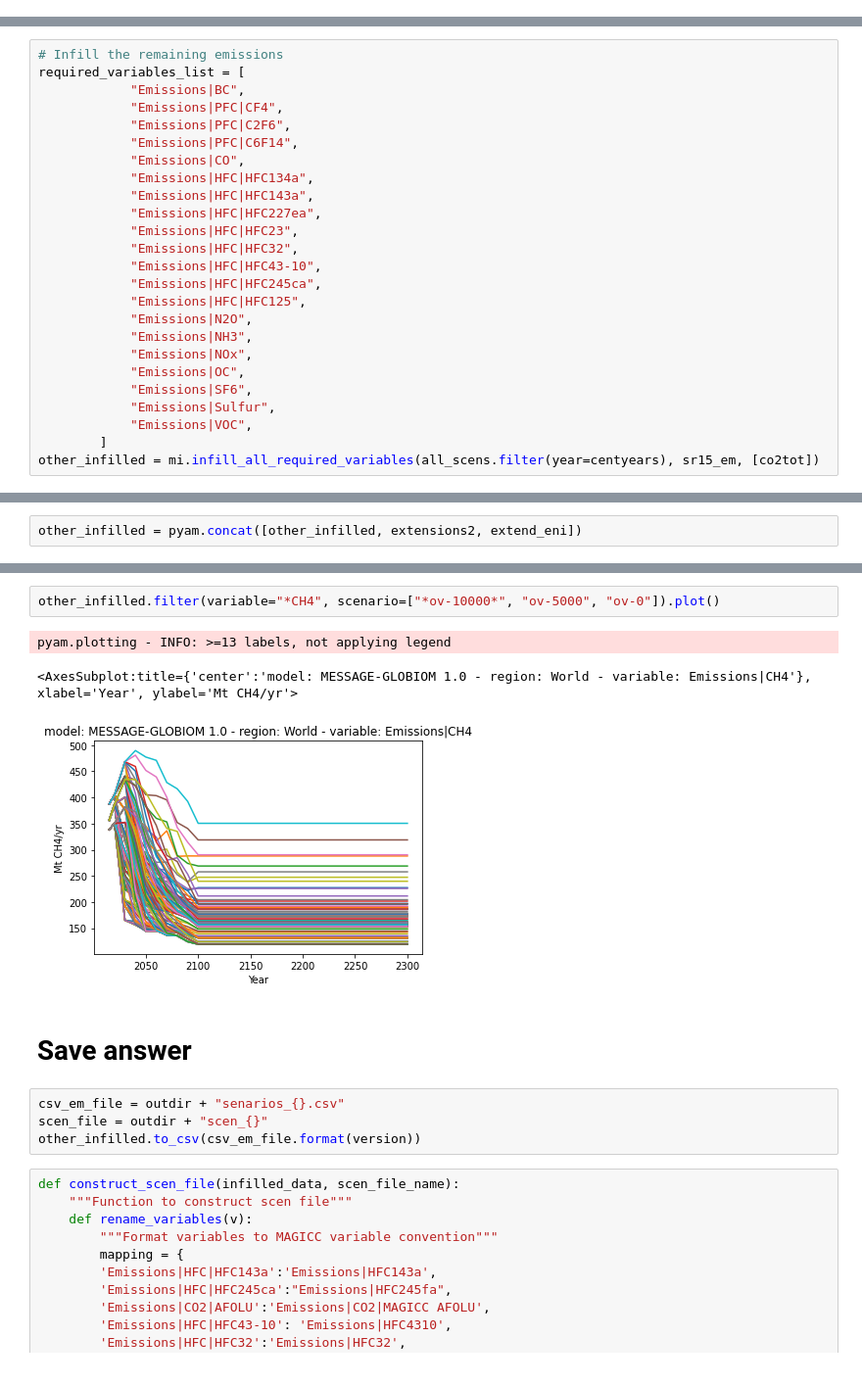
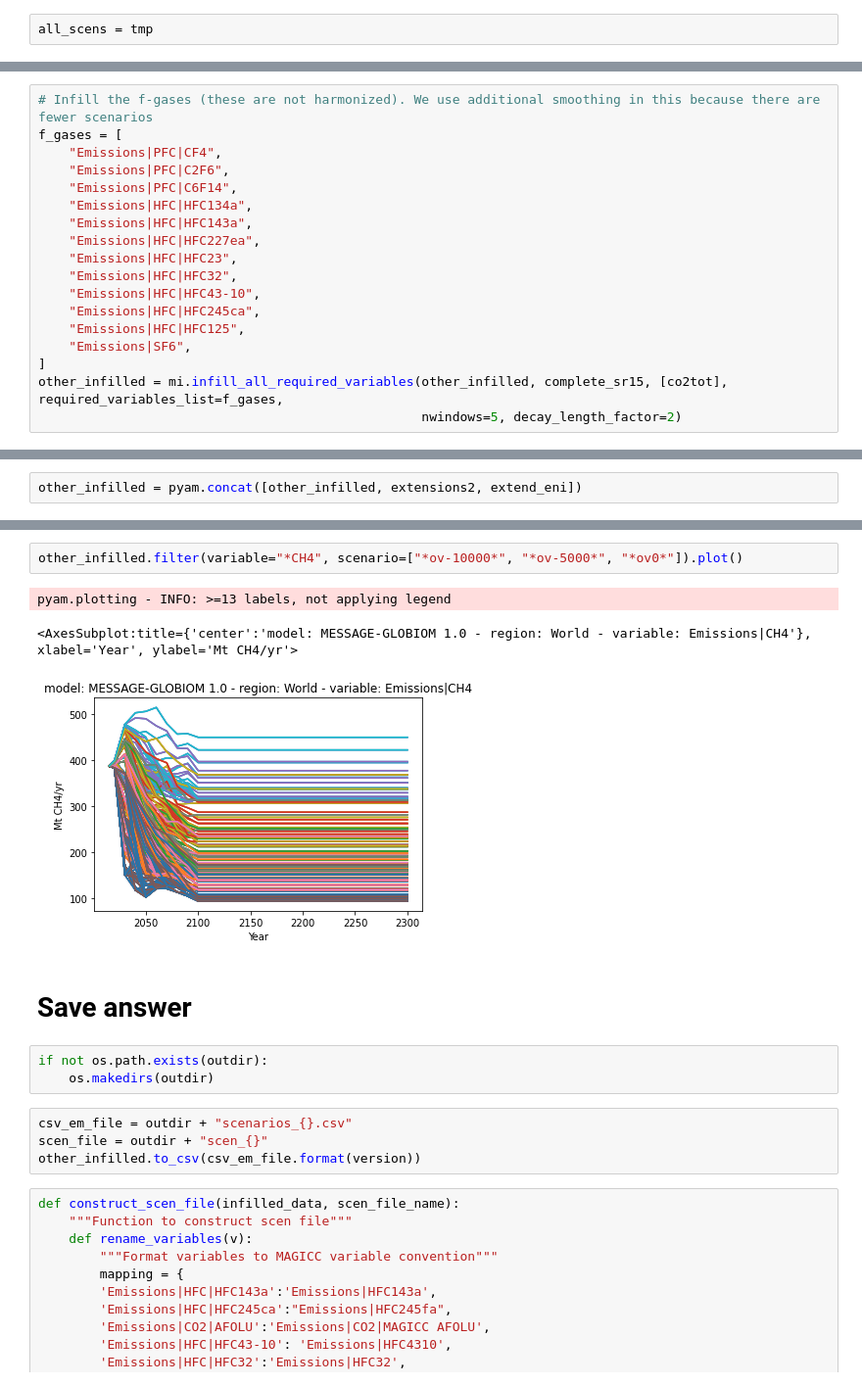
Before and after one commit to Rlamboll/PROVIDEemissions, a Jupyter notebook: notebooks/GenerateSystematicPaths.ipynb, the cells around one changed output, grey strips where cells are left out. Shown at 98% size. Drawn from its saved outputs; the diff is of its cells as text.

```diff
--- a/notebooks/GenerateSystematicPaths.ipynb
+++ b/notebooks/GenerateSystematicPaths.ipynb
@@ -226,0 +204,2 @@ pyam.plotting - INFO: >=13 labels, not applying legend
+# %%
+all_scens = tmp
@@ -227,28 +220,21 @@ pyam.plotting - INFO: >=13 labels, not applying legend
 # %%
-# Infill the remaining emissions
-required_variables_list = [
-            "Emissions|BC",
-            "Emissions|PFC|CF4",
-            "Emissions|PFC|C2F6",
-            "Emissions|PFC|C6F14",
-            "Emissions|CO",
-            "Emissions|HFC|HFC134a",
-            "Emissions|HFC|HFC143a",
-            "Emissions|HFC|HFC227ea",
-            "Emissions|HFC|HFC23",
-            "Emissions|HFC|HFC32",
-            "Emissions|HFC|HFC43-10",
-            "Emissions|HFC|HFC245ca",
-            "Emissions|HFC|HFC125",
-            "Emissions|N2O",
-            "Emissions|NH3",
-            "Emissions|NOx",
-            "Emissions|OC",
-            "Emissions|SF6",
-            "Emissions|Sulfur",
-            "Emissions|VOC",
-        ]
-other_infilled = mi.infill_all_required_variables(all_scens.filter(year=centyears), sr15_em, [co2tot])
+# Infill the f-gases (these are not harmonized). We use additional smoothing in this because there are fewer scenarios
+f_gases = [
+    "Emissions|PFC|CF4",
+    "Emissions|PFC|C2F6",
+    "Emissions|PFC|C6F14",
+    "Emissions|HFC|HFC134a",
+    "Emissions|HFC|HFC143a",
+    "Emissions|HFC|HFC227ea",
+    "Emissions|HFC|HFC23",
+    "Emissions|HFC|HFC32",
+    "Emissions|HFC|HFC43-10",
+    "Emissions|HFC|HFC245ca",
+    "Emissions|HFC|HFC125",
+    "Emissions|SF6",
+]
+other_infilled = mi.infill_all_required_variables(other_infilled, complete_sr15, [co2tot], required_variables_list=f_gases,
+                                                  nwindows=5, decay_length_factor=2)
 # %% [output]
 silicone.database_crunchers.constant_ratio - INFO: <class 'silicone.database_crunchers.constant_ratio.ConstantRatio'> won't use any information from the database
 Note that the lead variable ['Emissions|CO2'] goes negative.
@@ -401,13 +351,16 @@ pyam.plotting - INFO: >=13 labels, not applying legend
 # %%
-other_infilled.filter(variable="*CH4", scenario=["*ov-10000*", "ov-5000", "ov-0"]).plot()
+other_infilled.filter(variable="*CH4", scenario=["*ov-10000*", "*ov-5000*", "*ov0*"]).plot()
 # %% [output]
 pyam.plotting - INFO: >=13 labels, not applying legend
 <AxesSubplot:title={'center':'model: MESSAGE-GLOBIOM 1.0 - region: World - variable: Emissions|CH4'}, xlabel='Year', ylabel='Mt CH4/yr'>
-[figure, old version]
+[figure, new version]
 # %% [markdown]
 # Save answer
+# %%
+if not os.path.exists(outdir):
+    os.makedirs(outdir)
 # %%
-csv_em_file = outdir + "senarios_{}.csv"
+csv_em_file = outdir + "scenarios_{}.csv"
 scen_file = outdir + "scen_{}"
 other_infilled.to_csv(csv_em_file.format(version))
 # %%
```
Also changed, not shown: parts of 36 cells of this notebook, 2 other files.
